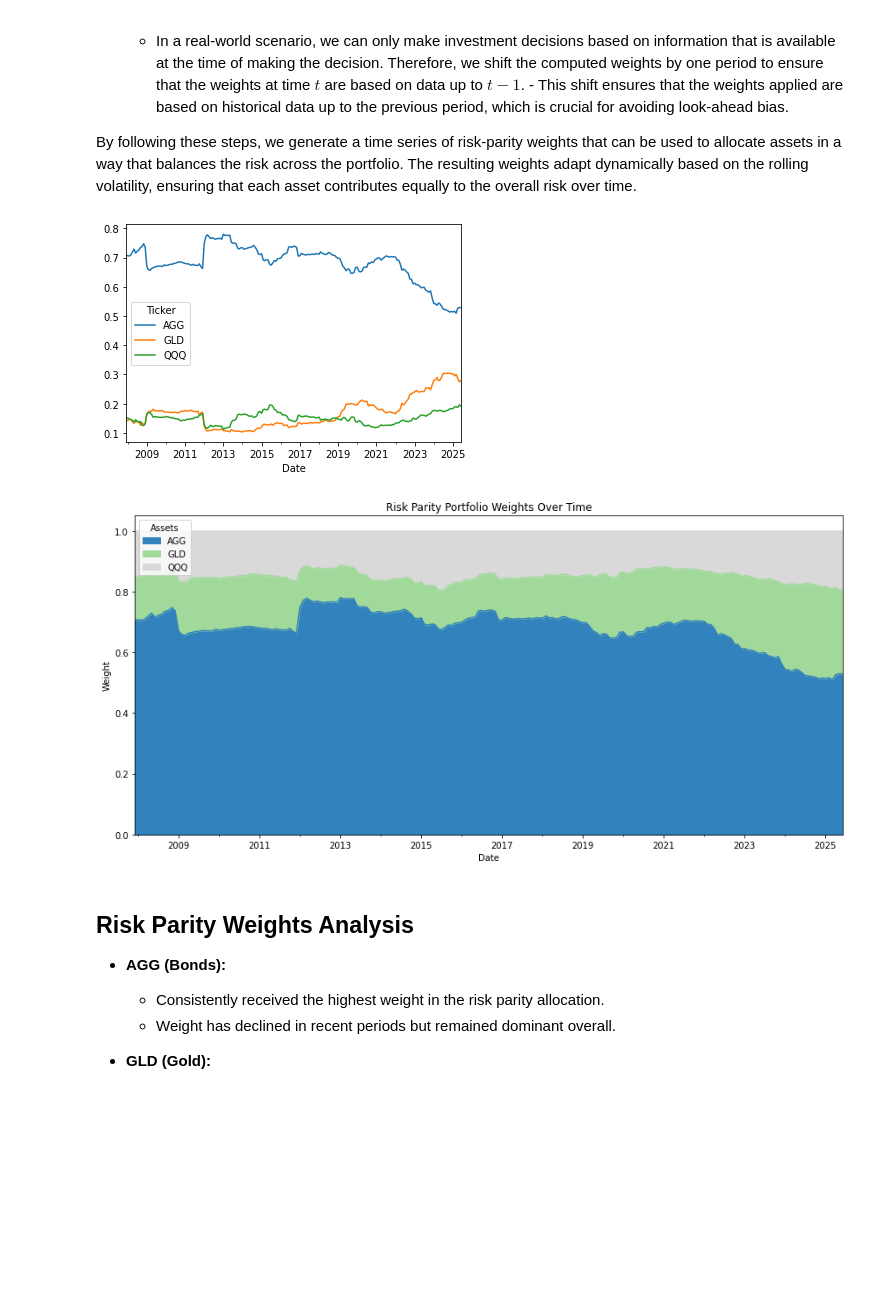
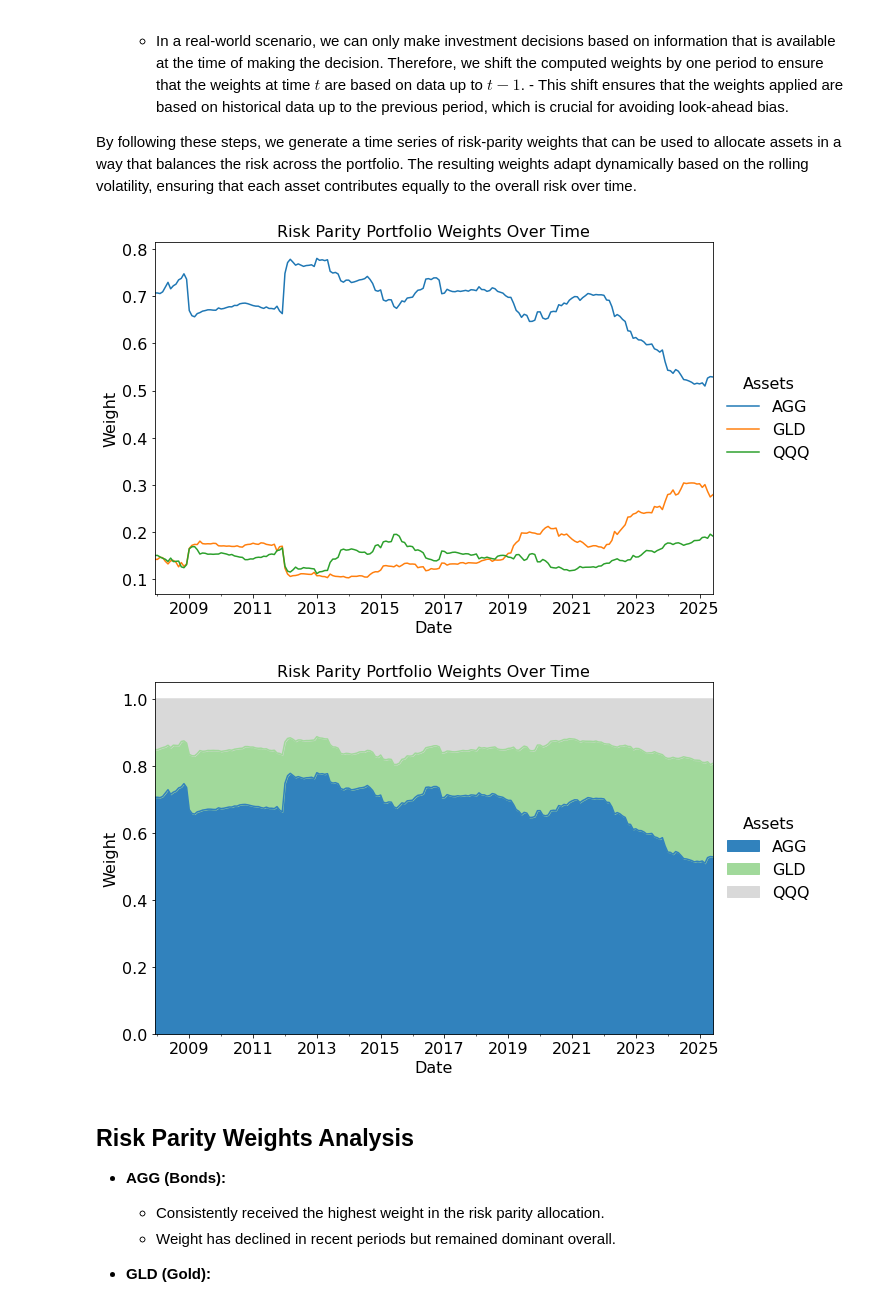
Before and after one commit to sharan-naribole/finance-returns-backtesting, a Jupyter notebook: Project/Project.ipynb, the cells around one changed output. Saved outputs shown, nothing was run; the diff lists cells and outputs as text; code cells hidden in the pictures; blank space fills up the shorter version.

```diff
--- a/Project/Project.ipynb
+++ b/Project/Project.ipynb
@@ -300,21 +314,54 @@ def compute_risk_parity_weights(returns, window_size=36):
 
 risk_parity_weights = compute_risk_parity_weights(returns, 36)
 # %%
-risk_parity_weights.plot()
+ax = risk_parity_weights.plot(
+    figsize=(12, 6)
+)
+
+ax.set_title("Risk Parity Portfolio Weights Over Time", fontsize=16)
+ax.set_xlabel("Date", fontsize=16)
+ax.set_ylabel("Weight", fontsize=16)
+ax.tick_params(axis='both', labelsize=16)
+
+# Move legend outside plot (right side)
+ax.legend(
+    loc='center left',
+    bbox_to_anchor=(1.0, 0.5),
+    title='Assets',
+    fontsize=16,
+    title_fontsize=16,
+    frameon=False  # No box, for a cleaner look
+)
+
+plt.tight_layout(rect=[0, 0, 0.85, 1])  # Leaves space for legend
 plt.show()
 # %% [output]
-[figure, old version]
+[figure, new version]
 # %%
-risk_parity_weights.plot.area(figsize=(12, 6), colormap='tab20c')
+ax = risk_parity_weights.plot.area(
+    figsize=(12, 6),
+    colormap='tab20c'
+)
 
-plt.title("Risk Parity Portfolio Weights Over Time")
-plt.xlabel("Date")
-plt.ylabel("Weight")
-plt.legend(loc='upper left', title='Assets')
-plt.tight_layout()
+ax.set_title("Risk Parity Portfolio Weights Over Time", fontsize=16)
+ax.set_xlabel("Date", fontsize=16)
+ax.set_ylabel("Weight", fontsize=16)
+ax.tick_params(axis='both', labelsize=16)
+
+# Move legend outside plot (to the right)
+ax.legend(
+    loc='center left',
+    bbox_to_anchor=(1.0, 0.5),
+    title='Assets',
+    fontsize=16,
+    title_fontsize=16,
+    frameon=False  # Optional: removes the legend box
+)
+
+plt.tight_layout(rect=[0, 0, 0.85, 1])  # Leave room for the legend
 plt.show()
 # %% [output]
-[figure, old version]
+[figure, new version]
 # %% [markdown]
 ## Risk Parity Weights Analysis
 
```
Also changed, not shown: parts of 21 cells of this notebook.
